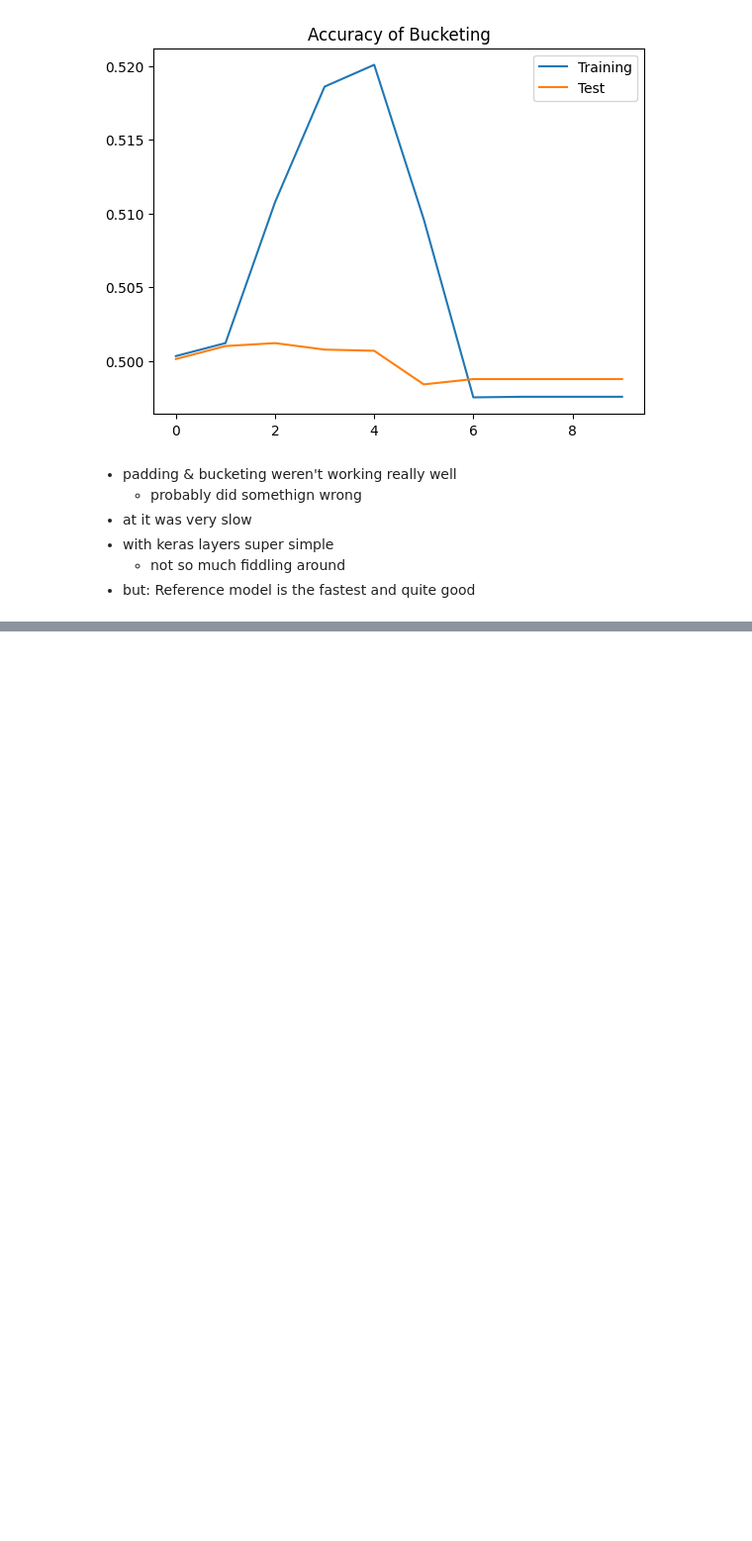
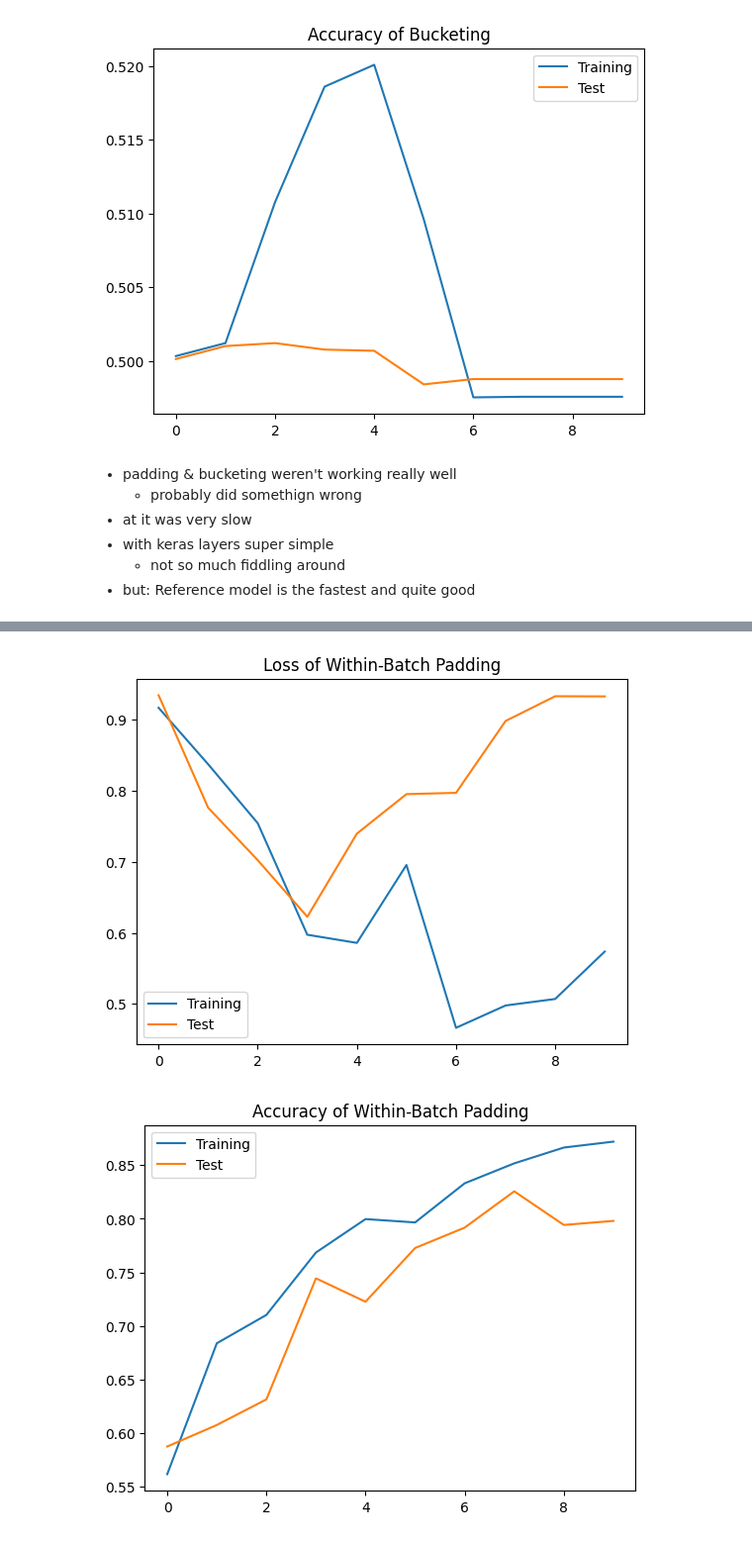
Before and after one commit to philippreinig/idl, a Jupyter notebook: assignments_6/assignment_6_adri.ipynb, the cells around one changed output, grey strips where cells are left out. Shown: that part at 99% size. Drawn from its saved outputs; the diff is of its cells as text; code cells hidden in the pictures; blank space fills up the shorter version.

Commit message:
copied philipps stuff for padding and bucketing to me

```diff
--- a/assignments_6/assignment_6_adri.ipynb
+++ b/assignments_6/assignment_6_adri.ipynb
@@ -702,0 +705,8 @@ for key, (train_losses, train_accs, test_losses, test_accs) in training_results.
+# %%
+train_dataset_size = len(train_sequences)
+test_dataset_size = len(test_sequences)
+
+max_sequence_length = int(tf.reduce_max([len(train_sequence) for train_sequence in train_sequences]))
+# %%
+def truncate_sequences(sequences, length):
+  return [sequence[:length] for sequence in sequences]
@@ -702,0 +936,2 @@ for key, (train_losses, train_accs, test_losses, test_accs) in training_results.
+# %%
+training_results["Within-Batch Padding"] =  model_within_batch_padding()
@@ -702,0 +956,2 @@ for key, (train_losses, train_accs, test_losses, test_accs) in training_results.
+# %%
+training_results["Bucketing"] = model_bucketing()
@@ -702,0 +976,16 @@ for key, (train_losses, train_accs, test_losses, test_accs) in training_results.
+# %%
+for key, (train_losses, train_accs, test_losses, test_accs) in training_results.items():
+  plt.plot(train_losses, label="Training")
+  plt.plot(test_losses, label="Test")
+  plt.title(f"Loss of {key}")
+  plt.legend()
+  plt.show()
+
+  plt.plot(train_accs, label="Training")
+  plt.plot(test_accs, label="Test")
+  plt.title(f"Accuracy of {key}")
+  plt.legend()
+  plt.show()
+# %% [output]
+[figure, added]
+[figure, added]
```
Also changed, not shown: parts of 9 cells of this notebook, 1 other file.
